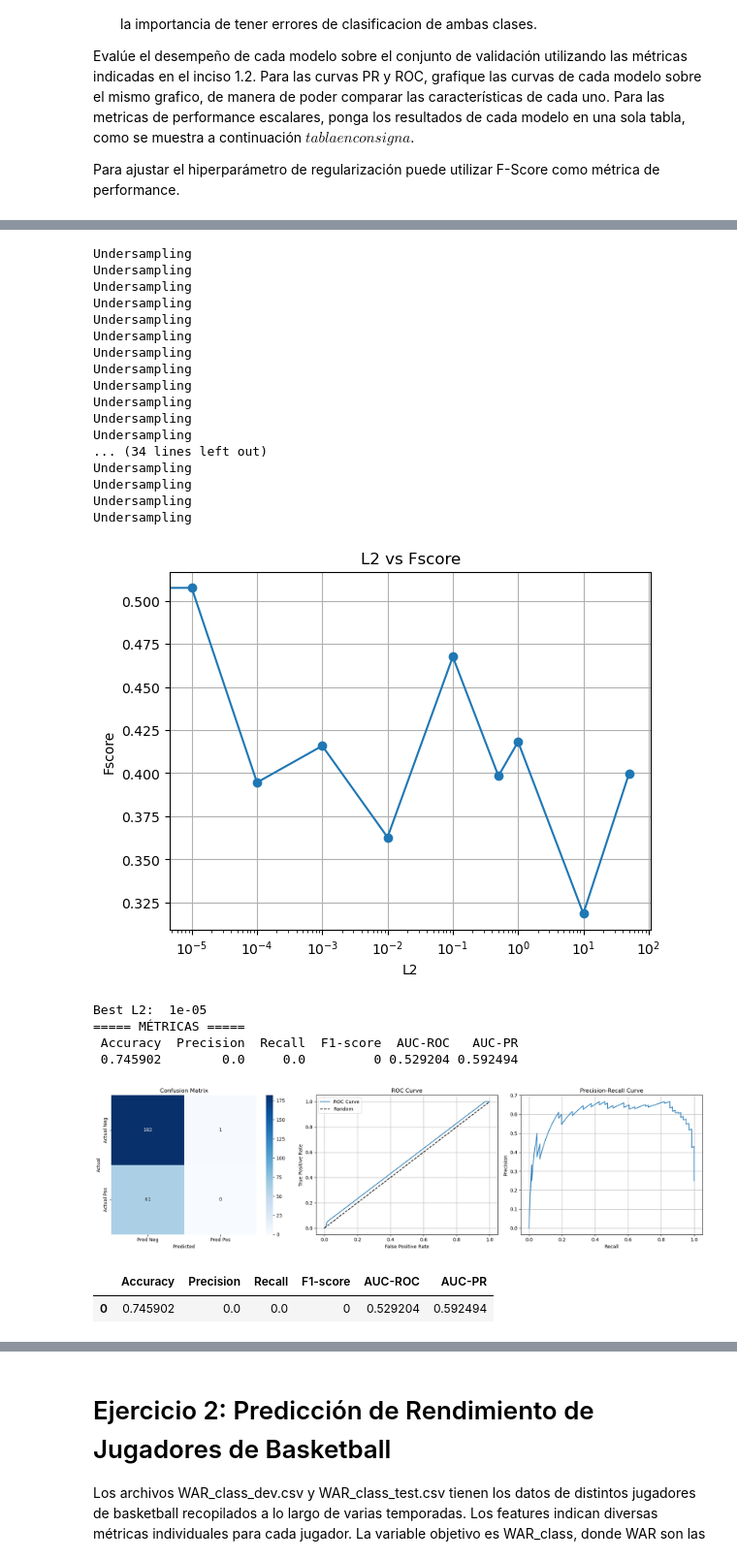
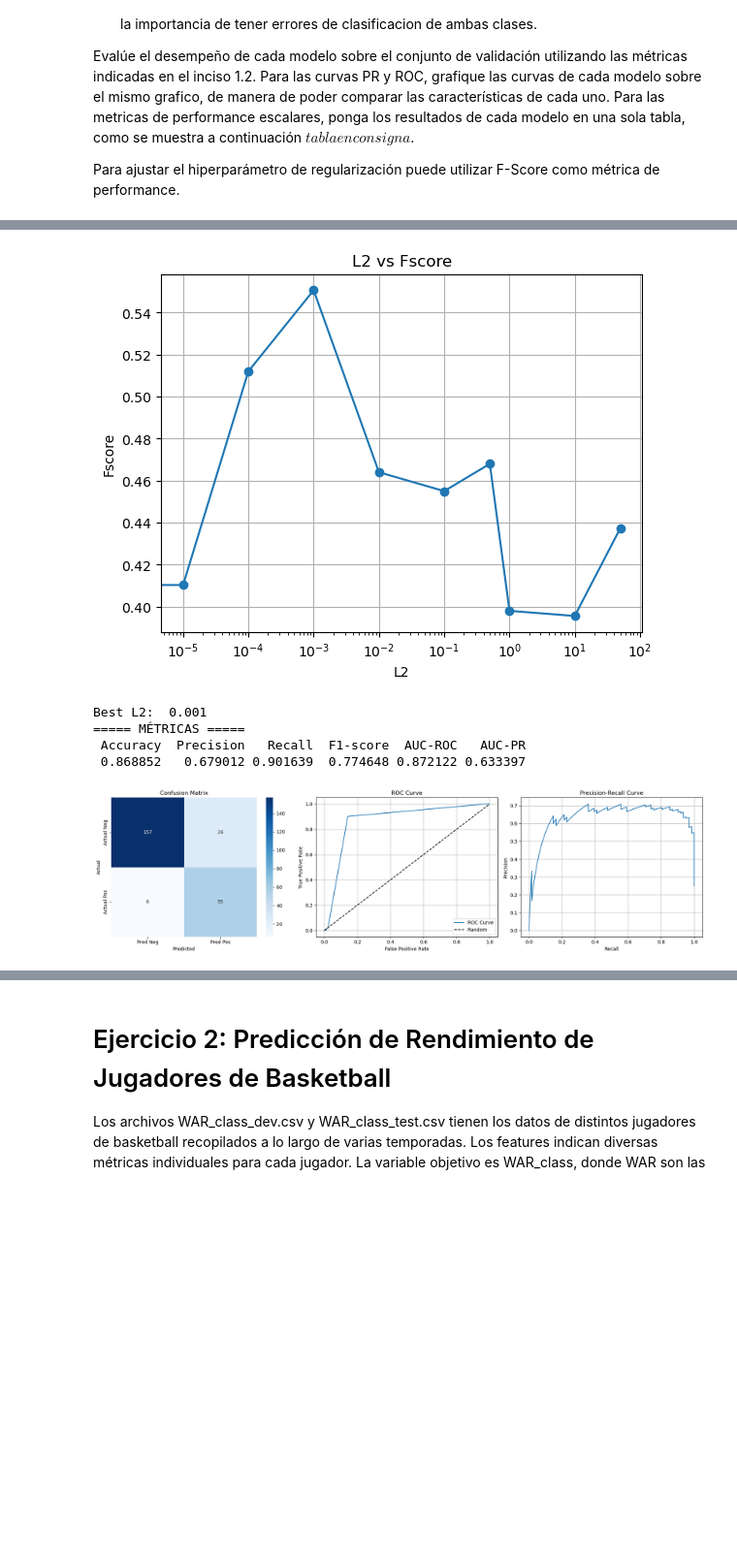
Before and after one commit to felicitasmarolda/MLyDL_TPs, a Jupyter notebook: Marolda_Felicitas_TP2/Marolda_Felicitas_Notebook_TP2.ipynb, the cells around one changed output, grey strips where cells are left out. Shown at 97% size. Cells and saved outputs as stored; diff of their text form; code cells hidden in the pictures; blank space fills up the shorter version.

```diff
--- a/Marolda_Felicitas_TP2/Marolda_Felicitas_Notebook_TP2.ipynb
+++ b/Marolda_Felicitas_TP2/Marolda_Felicitas_Notebook_TP2.ipynb
@@ -307,46 +303,32 @@ Best L2:  0.1
 # %%
 # Undersampling: eliminar muestras de la clase mayoritaria de manera aleatoria hasta que ambas clases tengan igual proporción.
 importlib.reload(pp)
 importlib.reload(met)
 possible_L2 = [0, 0.00001, 0.0001, 0.001, 0.01, 0.1, 0.5, 1, 10, 50]
 best_L2_undersampling = pp.cross_validation_for_imbalanced(train_data_imb, possible_L2, "undersampling")
 print("Best L2: ", best_L2_undersampling)
 
-X_train_undersampling = pp.normalization(X_train_imb, X_train_imb.mean(), X_train_imb.std())
-X_val_undersampling = pp.normalization(X_val_imb, X_train_imb.mean(), X_train_imb.std())
+# hacemos undersampling a train
+X_train_undersampling_bal, y_train_undersampling_bal = pp.undersampling(X_train_imb, y_train_imb)
 
-model_undersampling = mod.Logistic_Regression(X_train_undersampling, y_train_imb, features, best_L2_undersampling, 0.5)
+X_train_undersampling = pp.normalization(X_train_undersampling_bal, X_train_undersampling_bal.mean(), X_train_undersampling_bal.std())
+X_val_undersampling = pp.normalization(X_val_imb, X_train_undersampling_bal.mean(), X_train_undersampling_bal.std())
+
+model_undersampling = mod.Logistic_Regression(X_train_undersampling, y_train_undersampling_bal, features, best_L2_undersampling, 0.5)
 model_prediciton_undersamling = model_undersampling.predict(X_val_undersampling)
 model_proba_undersampling = model_undersampling.predict_proba(X_val_undersampling)
 # print(model_sin_rebalanceo.coef)
 
 met.get_metrics(y_val_imb, model_prediciton_undersamling, model_proba_undersampling)
+
+metrics_undersampling = met.get_numeric_metrics(y_val_imb, model_prediciton_undersamling, model_proba_undersampling)
 # %% [output]
+[figure, new version]
-Undersampling
-Undersampling
-Undersampling
-Undersampling
-Undersampling
-Undersampling
-Undersampling
-Undersampling
-Undersampling
-Undersampling
-Undersampling
-Undersampling
-... (34 lines left out)
-Undersampling
-Undersampling
-Undersampling
-Undersampling
+Best L2:  0.001
+===== MÉTRICAS =====
+ Accuracy  Precision   Recall  F1-score  AUC-ROC   AUC-PR
+ 0.868852   0.679012 0.901639  0.774648 0.872122 0.633397
-[figure, old version]
-Best L2:  1e-05
-===== MÉTRICAS =====
- Accuracy  Precision  Recall  F1-score  AUC-ROC   AUC-PR
- 0.745902        0.0     0.0         0 0.529204 0.592494
-[figure, old version]
+[figure, new version]
-|  | Accuracy | Precision | Recall | F1-score | AUC-ROC | AUC-PR |
-| 0 | 0.745902 | 0.0 | 0.0 | 0 | 0.529204 | 0.592494 |
 # %%
 # Oversampling mediante duplicación: duplicar muestras de la clase minoritaria de manera aleatoria, hasta que que ambas clases tengan igual proporciónimportlib.reload(pp)
 importlib.reload(pp)
```
Also changed, not shown: parts of 7 cells of this notebook, 2 other files.
